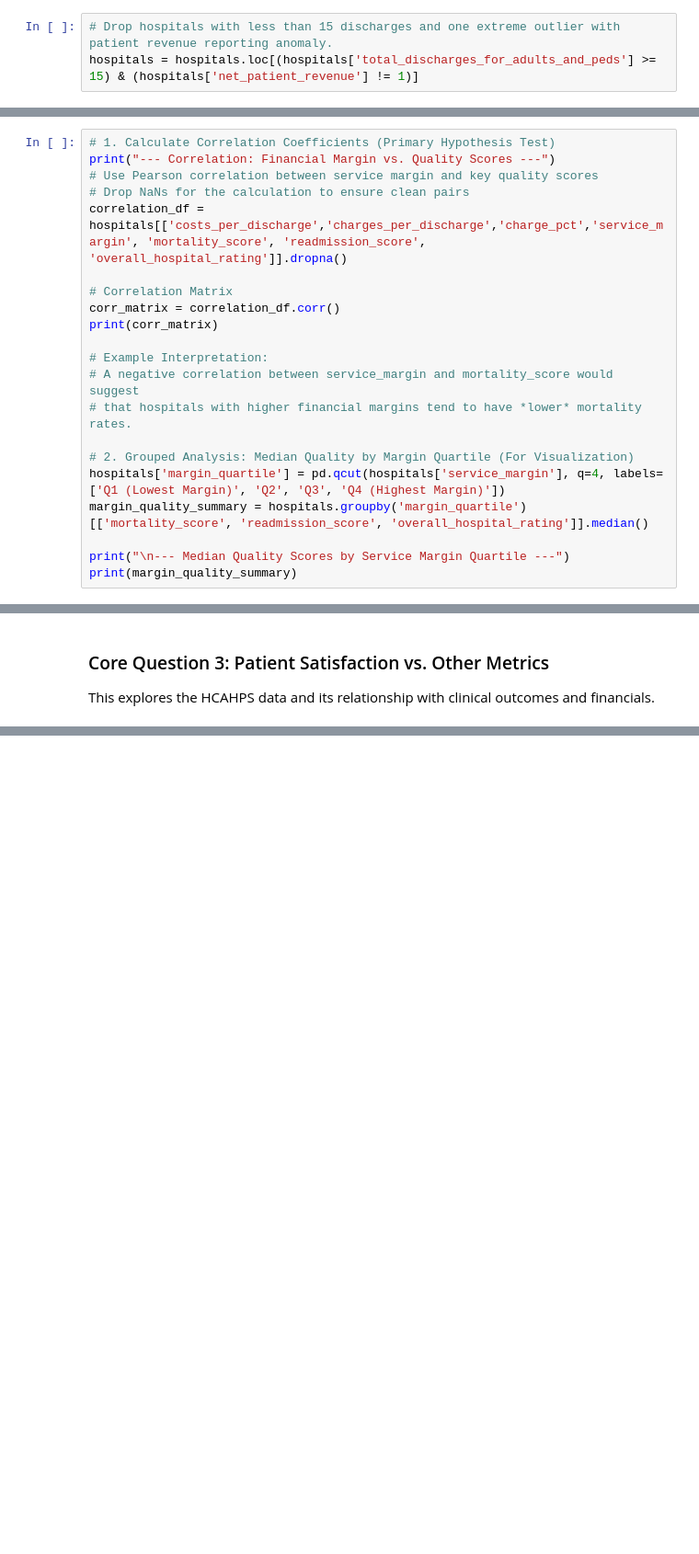
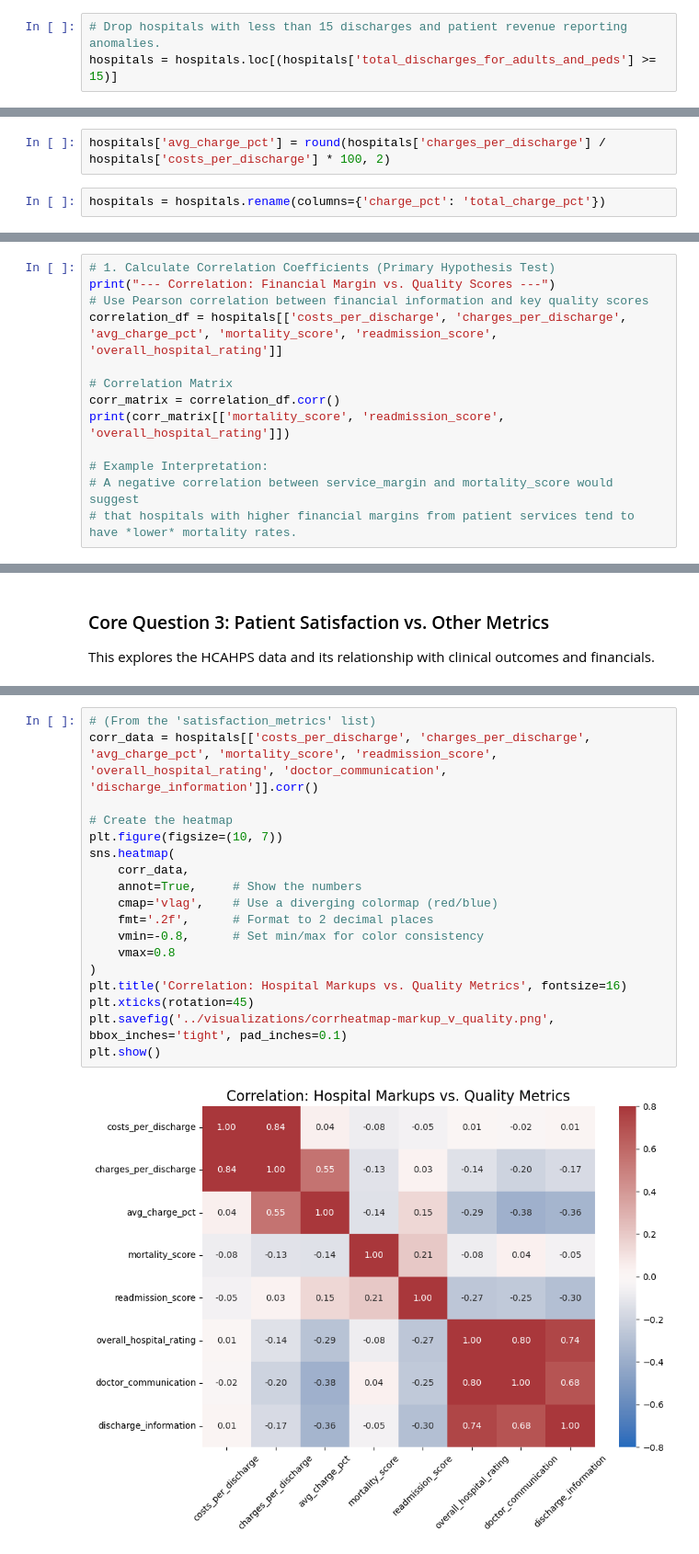
Before and after one commit to kjaques/hospital-financial-and-quality-performance, a Jupyter notebook: notebooks/analysis.ipynb, the cells around one changed output, grey strips where cells are left out. Shown at 92% size. Saved outputs shown, nothing was run; the diff lists cells and outputs as text; blank space fills up the shorter version.

Commit message:
Refined Python analyses and created initial visualizations

```diff
--- a/notebooks/analysis.ipynb
+++ b/notebooks/analysis.ipynb
@@ -5,8 +6,8 @@ import matplotlib.pyplot as plt
 # %%
 hospitals = pd.read_csv('../data/hospital_data_clean.csv', dtype={'facility_id': object, 'zip': object})
 # %%
-# Drop hospitals with less than 15 discharges and one extreme outlier with patient revenue reporting anomaly.
-hospitals = hospitals.loc[(hospitals['total_discharges_for_adults_and_peds'] >= 15) & (hospitals['net_patient_revenue'] != 1)]
+# Drop hospitals with less than 15 discharges and patient revenue reporting anomalies.
+hospitals = hospitals.loc[(hospitals['total_discharges_for_adults_and_peds'] >= 15)]
 # %%
 hospitals
 # %% [output]
@@ -231,6 +232,10 @@ discharges
 5000+         154
 <50           134
 Name: count, dtype: int64
+# %%
+hospitals['avg_charge_pct'] = round(hospitals['charges_per_discharge'] / hospitals['costs_per_discharge'] * 100, 2)
+# %%
+hospitals = hospitals.rename(columns={'charge_pct': 'total_charge_pct'})
 # %%
 hospitals.to_csv('../data/hospitals_final.csv', index=False)
 # %% [markdown]
@@ -240,23 +245,15 @@ This directly tests the central hypothesis using the calculated service_margin m
 # %%
 # 1. Calculate Correlation Coefficients (Primary Hypothesis Test)
 print("--- Correlation: Financial Margin vs. Quality Scores ---")
-# Use Pearson correlation between service margin and key quality scores
-# Drop NaNs for the calculation to ensure clean pairs
-correlation_df = hospitals[['costs_per_discharge','charges_per_discharge','charge_pct','service_margin', 'mortality_score', 'readmission_score', 'overall_hospital_rating']].dropna()
+# Use Pearson correlation between financial information and key quality scores
+correlation_df = hospitals[['costs_per_discharge', 'charges_per_discharge', 'avg_charge_pct', 'mortality_score', 'readmission_score', 'overall_hospital_rating']]
 
 # Correlation Matrix
 corr_matrix = correlation_df.corr()
-print(corr_matrix)
+print(corr_matrix[['mortality_score', 'readmission_score', 'overall_hospital_rating']])
 
 # Example Interpretation:
 # A negative correlation between service_margin and mortality_score would suggest
-# that hospitals with higher financial margins tend to have *lower* mortality rates.
-
-# 2. Grouped Analysis: Median Quality by Margin Quartile (For Visualization)
-hospitals['margin_quartile'] = pd.qcut(hospitals['service_margin'], q=4, labels=['Q1 (Lowest Margin)', 'Q2', 'Q3', 'Q4 (Highest Margin)'])
-margin_quality_summary = hospitals.groupby('margin_quartile')[['mortality_score', 'readmission_score', 'overall_hospital_rating']].median()
-
-print("\n--- Median Quality Scores by Service Margin Quartile ---")
-print(margin_quality_summary)
+# that hospitals with higher financial margins from patient services tend to have *lower* mortality rates.
 # %% [output]
 --- Correlation: Financial Margin vs. Quality Scores ---
@@ -363,0 +365,20 @@ cleanliness               -0.178463         0.055639          -0.139251
+# %%
+# (From the 'satisfaction_metrics' list)
+corr_data = hospitals[['costs_per_discharge', 'charges_per_discharge', 'avg_charge_pct', 'mortality_score', 'readmission_score', 'overall_hospital_rating', 'doctor_communication', 'discharge_information']].corr()
+
+# Create the heatmap
+plt.figure(figsize=(10, 7))
+sns.heatmap(
+    corr_data,
+    annot=True,     # Show the numbers
+    cmap='vlag',    # Use a diverging colormap (red/blue)
+    fmt='.2f',      # Format to 2 decimal places
+    vmin=-0.8,      # Set min/max for color consistency
+    vmax=0.8
+)
+plt.title('Correlation: Hospital Markups vs. Quality Metrics', fontsize=16)
+plt.xticks(rotation=45)
+plt.savefig('../visualizations/corrheatmap-markup_v_quality.png', bbox_inches='tight', pad_inches=0.1)
+plt.show()
+# %% [output]
+[figure, added]
```
Also changed, not shown: parts of 21 cells of this notebook, 4 other files.
